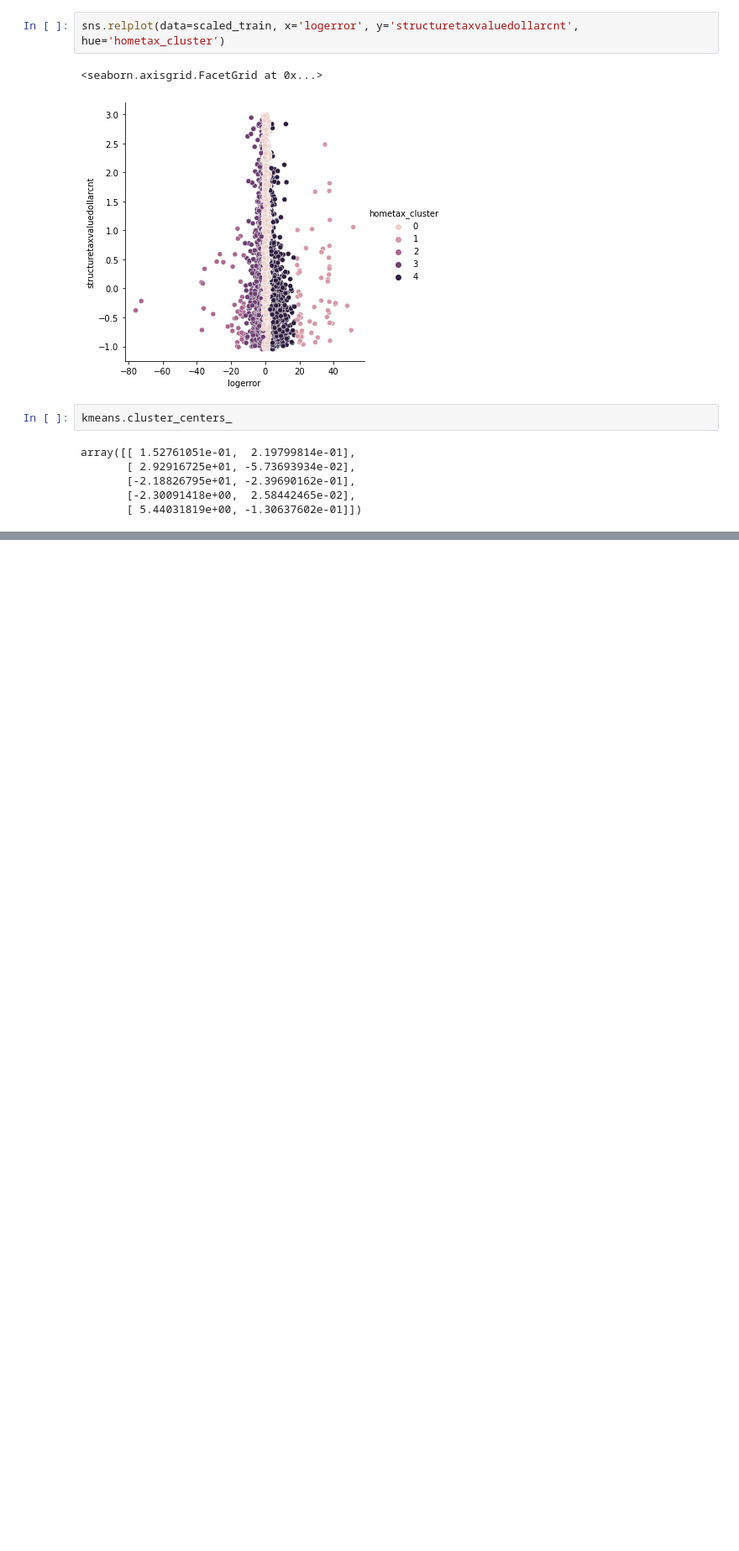
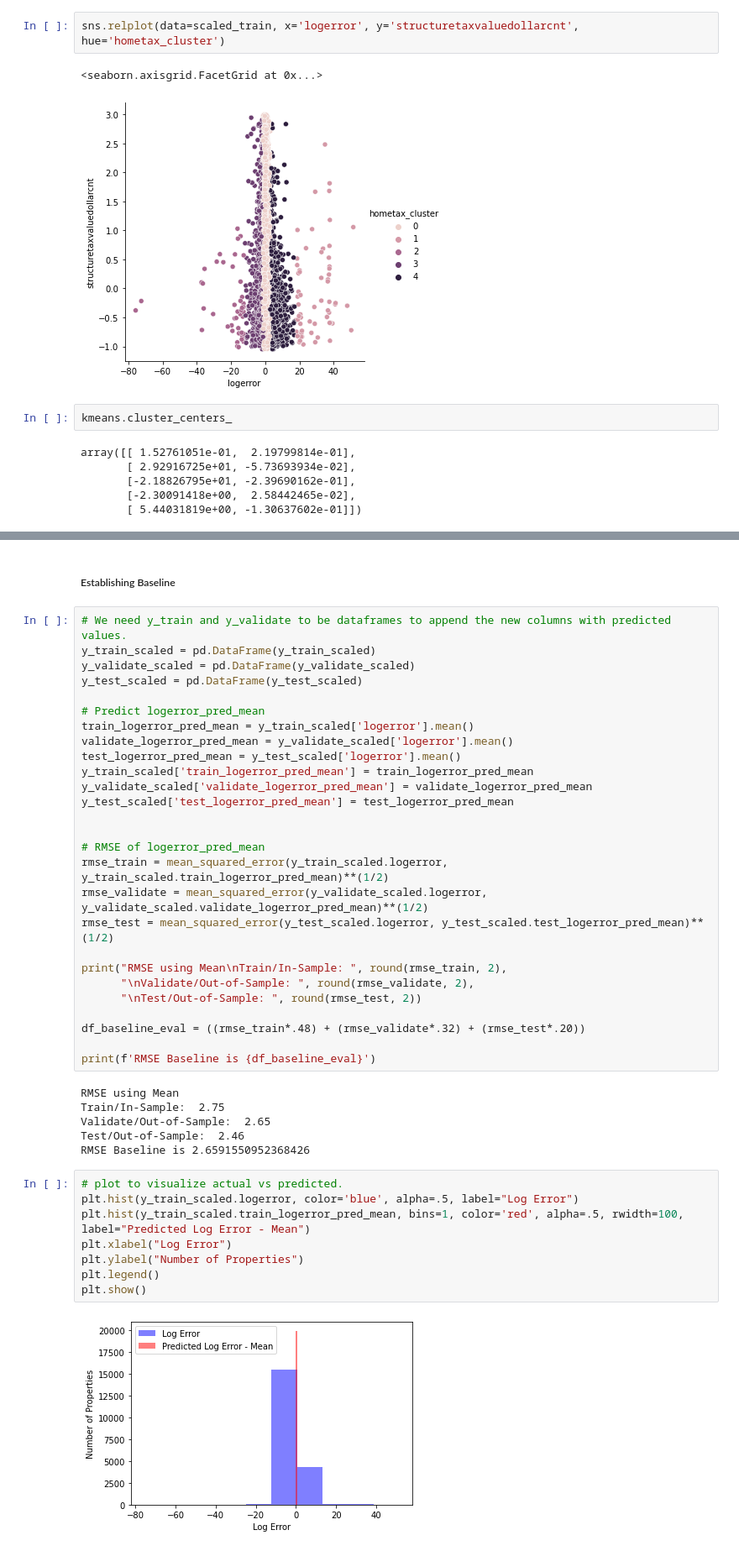
Before and after one commit to Jason-R-Turner/zillow_zestimate_errors_proj, a Jupyter notebook: Final_Notebook.ipynb, the cells around one changed output, grey strips where cells are left out. Shown at 84% size. Drawn from its saved outputs; the diff is of its cells as text; blank space fills up the shorter version.

```diff
--- a/Final_Notebook.ipynb
+++ b/Final_Notebook.ipynb
@@ -515,0 +683,45 @@ array([[ 1.52761051e-01,  2.19799814e-01],
+# %% [markdown]
+##### Establishing Baseline
+# %%
+# We need y_train and y_validate to be dataframes to append the new columns with predicted values.
+y_train_scaled = pd.DataFrame(y_train_scaled)
+y_validate_scaled = pd.DataFrame(y_validate_scaled)
+y_test_scaled = pd.DataFrame(y_test_scaled)
+
+# Predict logerror_pred_mean
+train_logerror_pred_mean = y_train_scaled['logerror'].mean()
+validate_logerror_pred_mean = y_validate_scaled['logerror'].mean()
+test_logerror_pred_mean = y_test_scaled['logerror'].mean()
+y_train_scaled['train_logerror_pred_mean'] = train_logerror_pred_mean
+y_validate_scaled['validate_logerror_pred_mean'] = validate_logerror_pred_mean
+y_test_scaled['test_logerror_pred_mean'] = test_logerror_pred_mean
+
+
+# RMSE of logerror_pred_mean
+rmse_train = mean_squared_error(y_train_scaled.logerror, y_train_scaled.train_logerror_pred_mean)**(1/2)
+rmse_validate = mean_squared_error(y_validate_scaled.logerror, y_validate_scaled.validate_logerror_pred_mean)**(1/2)
+rmse_test = mean_squared_error(y_test_scaled.logerror, y_test_scaled.test_logerror_pred_mean)**(1/2)
+
+print("RMSE using Mean\nTrain/In-Sample: ", round(rmse_train, 2),
+      "\nValidate/Out-of-Sample: ", round(rmse_validate, 2),
+      "\nTest/Out-of-Sample: ", round(rmse_test, 2))
+
+df_baseline_eval = ((rmse_train*.48) + (rmse_validate*.32) + (rmse_test*.20))
+
+print(f'RMSE Baseline is {df_baseline_eval}')
+# %% [output]
+RMSE using Mean
+Train/In-Sample:  2.75
+Validate/Out-of-Sample:  2.65
+Test/Out-of-Sample:  2.46
+RMSE Baseline is 2.6591550952368426
+# %%
+# plot to visualize actual vs predicted.
+plt.hist(y_train_scaled.logerror, color='blue', alpha=.5, label="Log Error")
+plt.hist(y_train_scaled.train_logerror_pred_mean, bins=1, color='red', alpha=.5, rwidth=100, label="Predicted Log Error - Mean")
+plt.xlabel("Log Error")
+plt.ylabel("Number of Properties")
+plt.legend()
+plt.show()
+# %% [output]
+[figure, added]
```
Also changed, not shown: parts of 59 cells of this notebook, 2 other files.
